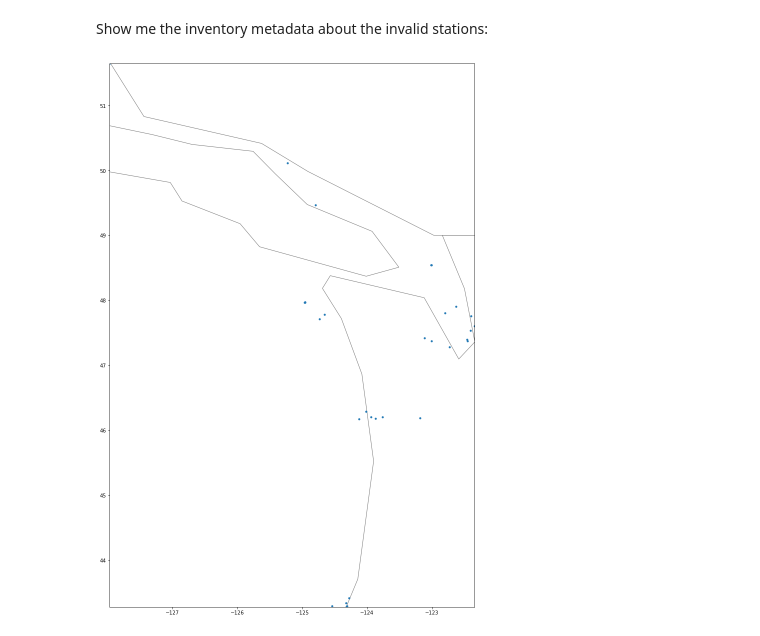
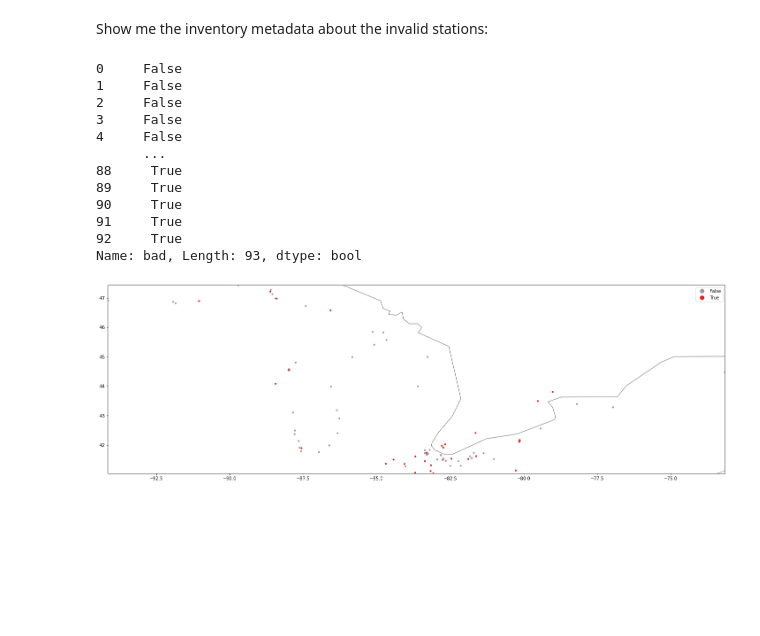
Before and after one commit to ioos/ioos-asset-inventory, a Jupyter notebook: spot_check_stations.ipynb, the cells around one changed output. Saved outputs shown, nothing was run; the diff lists cells and outputs as text; code cells hidden in the pictures; blank space fills up the shorter version.

```diff
--- a/spot_check_stations.ipynb
+++ b/spot_check_stations.ipynb
@@ -92,11 +112,13 @@ Rip through all the datasets in the inventory and see if they exist on the RA er
 # %%
-## TODO add a dictionary for `Station ID` to `Dataset ID` mapping. This will allow us to check if the `Station ID`
-# has multiple `Dataset ID` but is collecting obs for the CY.
-
 not_found = []
 found = dict()
 
 for station in df['Station ID'].astype(str):
+
+    if station == "nan":
+        print("punting with station id = nan\n")
+        not_found.append(station)
+        continue
 
     try:
         search_url = e.get_search_url(search_for=station, response="csv")
@@ -107,10 +129,15 @@ for station in df['Station ID'].astype(str):
 
     except:
 
-        not_found.append(station)
+        #not_found.append(station)
 #        pass
         print('no dataset matching \"%s\"' % station)
         station_long_name = df.loc[df['Station ID'] == station,'Station Long Name'].values.tolist()[0]
+
+        if station_long_name == "nan":
+                print("punting with statopm long name = nan\n")
+                not_found.append(station)
+                continue
 
         try:
             print('searching \"station long name\" = \"%s\"' % station_long_name)
@@ -121,8 +148,24 @@ for station in df['Station ID'].astype(str):
             found[station] = {'Dataset ID': resp['Dataset ID'].values.tolist()}
 
         except:
-            print("No dice...")
-            not_found.append(station)
+
+            station_wmo = str(df.loc[df['Station ID'] == station,'WMO ID or NWS/CMAN ID'].values.tolist()[0])
+
+            if station_wmo == "nan":
+                print("punting with station_wmo = nan\n")
+                not_found.append(station)
+                continue
+
+            try:
+                print('searching \"WMO ID\" = \"%s\"' % station_wmo)
+                search_url = e.get_search_url(search_for=station_wmo, response="csv")
+                resp = pd.read_csv(search_url)
+                print("Found \"%s\": %s" % (station_wmo,resp['Dataset ID'].values.tolist()))
+
+                found[station] = {'Dataset ID': resp['Dataset ID'].values.tolist()}
+
+            except:
+                not_found.append(station)
 
     print("\n")
 # %% [output]
@@ -168,3 +231,4 @@ df[df['Station ID'].isin(not_found)]
 # %%
+found.pop('HTLPWES')
 found
 # %% [output]
@@ -265,11 +332,27 @@ Show me the inventory metadata about the invalid stations:
 # %%
 bad_stations = df.loc[(df['Station ID'].isin(non_2021_datasets)) | df['Station ID'].isin(not_found)]
 
-bad_stations
+df['bad'] = df['Station ID'].isin(bad_stations['Station ID'])
+# %%
+df['bad']
+# %% [output]
+0     False
+1     False
+2     False
+3     False
+4     False
+      ...
+88     True
+89     True
+90     True
+91     True
+92     True
+Name: bad, Length: 93, dtype: bool
 # %%
 import geopandas
 import matplotlib.pyplot as plt
 
+#df = df.loc[df['']]
 
 df.rename(columns=
 {'Variable Names + water column depth of measurement in meters [CF_name (# m, # m) or CF_name (mult) or CF_name (# depths)].':
@@ -281,36 +364,37 @@ df.rename(columns=
 
 df['Station Deployment'] = \
     df['Station Deployment'].astype(str)
 
 
 gdf = geopandas.GeoDataFrame(
     df, geometry=geopandas.points_from_xy(df['Longitude'], df['Latitude']))
 
 world = geopandas.read_file(geopandas.datasets.get_path('naturalearth_lowres'))
 
 ax = world.plot(
     color='white',
     edgecolor='grey',
     figsize=(25,20),
     )
 
 gdf.plot( ax=ax,
-         #column='RA',
+         column='bad',
          categorical=True,
+         cmap = 'Set1_r',
          markersize=10,
          legend=True,
-         k=11,
+         k=2,
         )
 
 
 
 minx, miny, maxx, maxy = gdf.total_bounds
 ax.set_xlim(minx, maxx)
 ax.set_ylim(miny, maxy)
 
 plt.show()
 # %% [output]
-[figure, old version]
+[figure, new version]
 # %%
 gdf_final = gdf.set_crs(epsg=4326)
 
```
Also changed, not shown: parts of 12 cells of this notebook, 1 other file.
